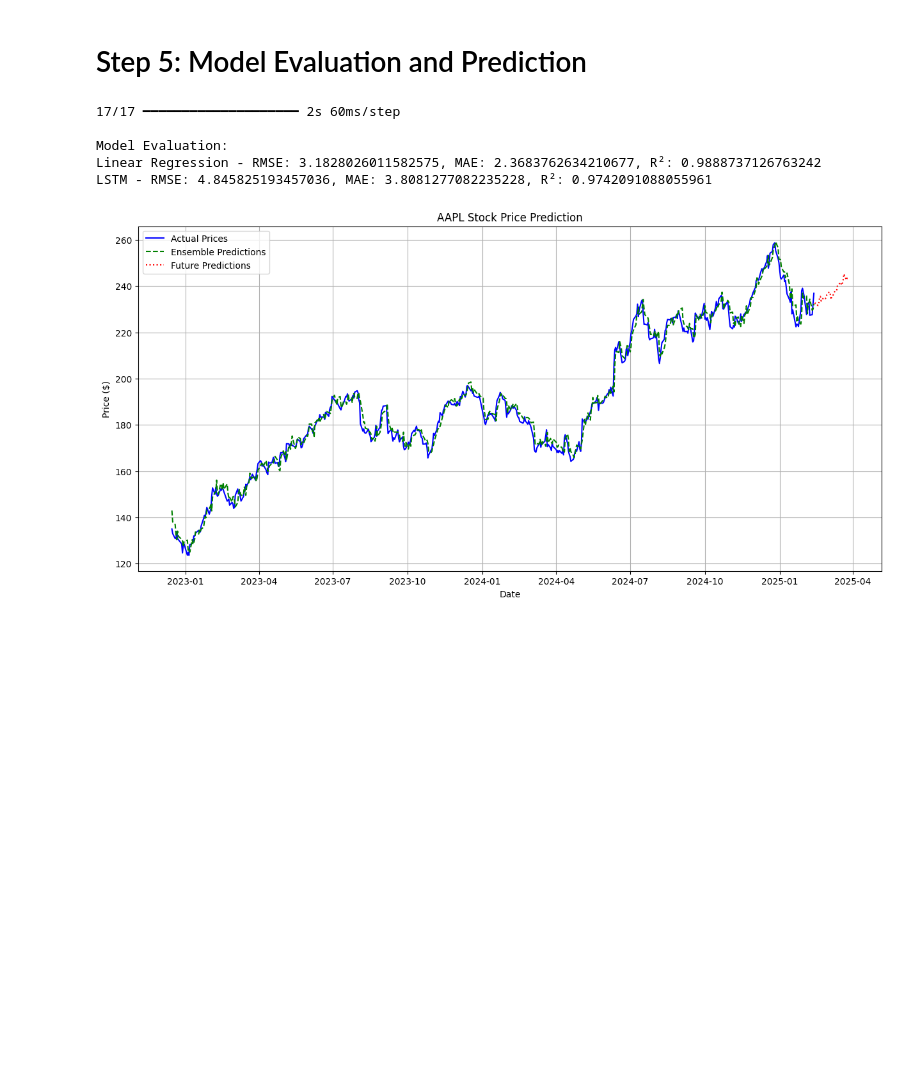
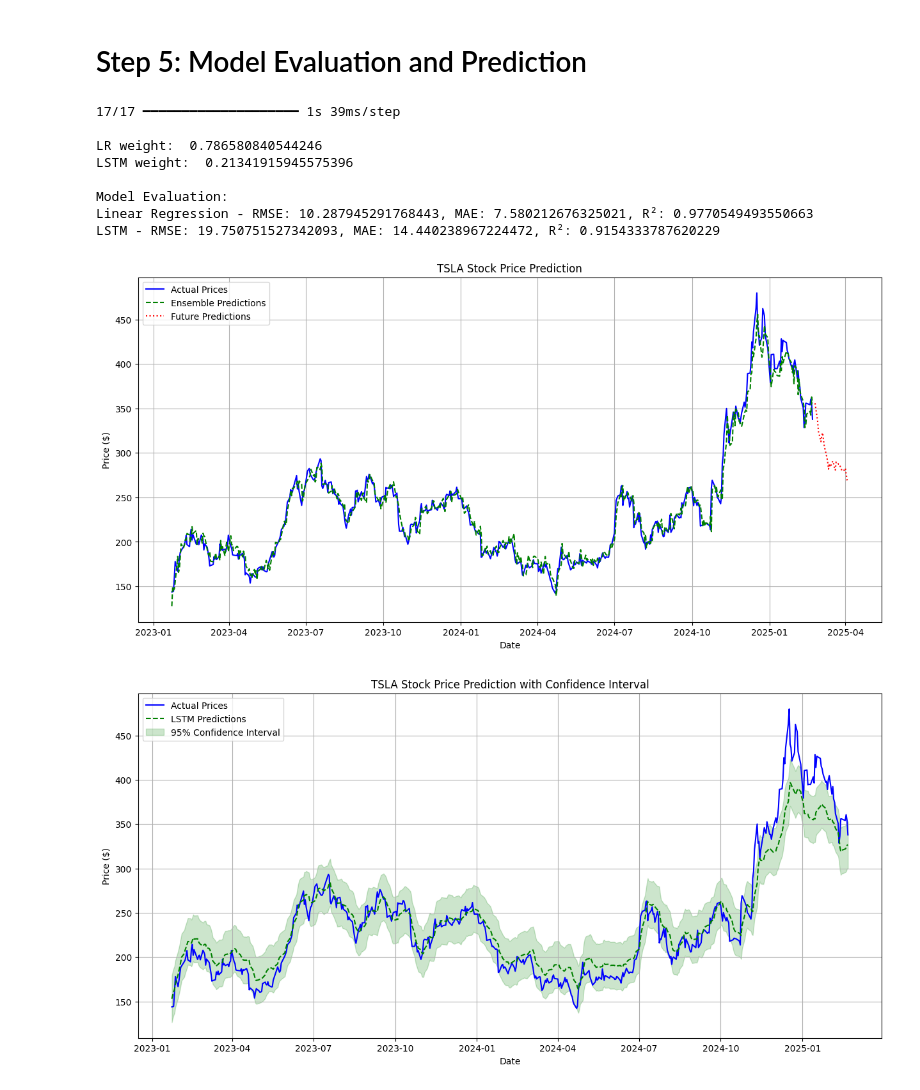
Before and after one commit to its-rlee/StockTrendPredictor, a Jupyter notebook: notebooks/model_training.ipynb, the cells around one changed output. Saved outputs shown, nothing was run; the diff lists cells and outputs as text; code cells hidden in the pictures; blank space fills up the shorter version.

Commit message:
added draft frontend, backend
Built models for TSLA

```diff
--- a/notebooks/model_training.ipynb
+++ b/notebooks/model_training.ipynb
@@ -27,7 +23,7 @@ np.random.seed(42)
 tf.random.set_seed(42)
 
 # Define parameters
-ticker = "AAPL"
+ticker = "TSLA"
 start_date = "2010-01-01"
 end_date = pd.Timestamp.today().strftime('%Y-%m-%d')
 lookback = 200
@@ -157,6 +185,8 @@ lstm_mse = mean_squared_error(actual_prices, lstm_pred)
 total_mse = lr_mse + lstm_mse
 lr_weight = 1 - (lr_mse / total_mse)
 lstm_weight = 1 - (lstm_mse / total_mse)
+
+print("\nLR weight: ", f"{lr_weight}\nLSTM weight: ", f"{lstm_weight}")
 
 # Create ensemble predictions
 ensemble_pred = lr_weight * lr_pred + lstm_weight * lstm_pred
@@ -176,34 +206,56 @@ for _ in range(future_days):
     future_lr = lr_model.predict(last_sequence).item()
     future_lstm = lstm_model.predict(last_sequence_lstm, verbose=0).item()
     weighted_pred = lr_weight * future_lr + lstm_weight * future_lstm
 
     future_pred_lr.append(future_lr)
     future_pred_lstm.append(future_lstm)
 
     last_sequence = np.roll(last_sequence, -1, axis=1)
     last_sequence[0, -1] = weighted_pred
     last_sequence_lstm = np.roll(last_sequence_lstm, -1, axis=1)
     last_sequence_lstm[0, -1, 0] = weighted_pred
 
 future_pred_lr = scaler.inverse_transform(np.array(future_pred_lr).reshape(-1, 1))
 future_pred_lstm = scaler.inverse_transform(np.array(future_pred_lstm).reshape(-1, 1))
 future_pred_ensemble = lr_weight * future_pred_lr + lstm_weight * future_pred_lstm
 
 # Plot predictions
 plt.figure(figsize=(15, 7))
 plt.plot(stock.index[-len(actual_prices):], actual_prices, label='Actual Prices', color='blue')
 plt.plot(stock.index[-len(ensemble_pred):], ensemble_pred, label='Ensemble Predictions', color='green', linestyle='--')
 plt.plot(pd.date_range(start=stock.index[-1], periods=future_days+1, freq='B')[1:], future_pred_ensemble, label='Future Predictions', color='red', linestyle=':')
 plt.title(f'{ticker} Stock Price Prediction')
 plt.xlabel('Date')
 plt.ylabel('Price ($)')
 plt.legend()
 plt.grid()
 plt.show()
+
+# Confidence interval calculations
+errors = np.abs(actual_prices - lstm_pred)
+confidence_interval = 1.96 * np.std(errors)  # 95% confidence interval
+upper_bound = lstm_pred + confidence_interval
+lower_bound = lstm_pred - confidence_interval
+
+# Plot results
+plt.figure(figsize=(15, 7))
+plt.plot(stock.index[-len(actual_prices):], actual_prices, label='Actual Prices', color='blue')
+plt.plot(stock.index[-len(lstm_pred):], lstm_pred, label='LSTM Predictions', color='green', linestyle='--')
+plt.fill_between(stock.index[-len(lstm_pred):], lower_bound.flatten(), upper_bound.flatten(), color='green', alpha=0.2, label='95% Confidence Interval')
+plt.title(f'{ticker} Stock Price Prediction with Confidence Interval')
+plt.xlabel('Date')
+plt.ylabel('Price ($)')
+plt.legend()
+plt.grid()
+plt.show()
 # %% [output]
-17/17 ━━━━━━━━━━━━━━━━━━━━ 2s 60ms/step
+17/17 ━━━━━━━━━━━━━━━━━━━━ 1s 39ms/step
+
+LR weight:  0.786580840544246
+LSTM weight:  0.21341915945575396
 
 Model Evaluation:
-Linear Regression - RMSE: 3.1828026011582575, MAE: 2.3683762634210677, R²: 0.9888737126763242
-LSTM - RMSE: 4.845825193457036, MAE: 3.8081277082235228, R²: 0.9742091088055961
+Linear Regression - RMSE: 10.287945291768443, MAE: 7.580212676325021, R²: 0.9770549493550663
+LSTM - RMSE: 19.750751527342093, MAE: 14.440238967224472, R²: 0.9154333787620229
-[figure, old version]
+[figure, new version]
+[figure, added]
```
Also changed, not shown: parts of 5 cells of this notebook, 27 other files.
